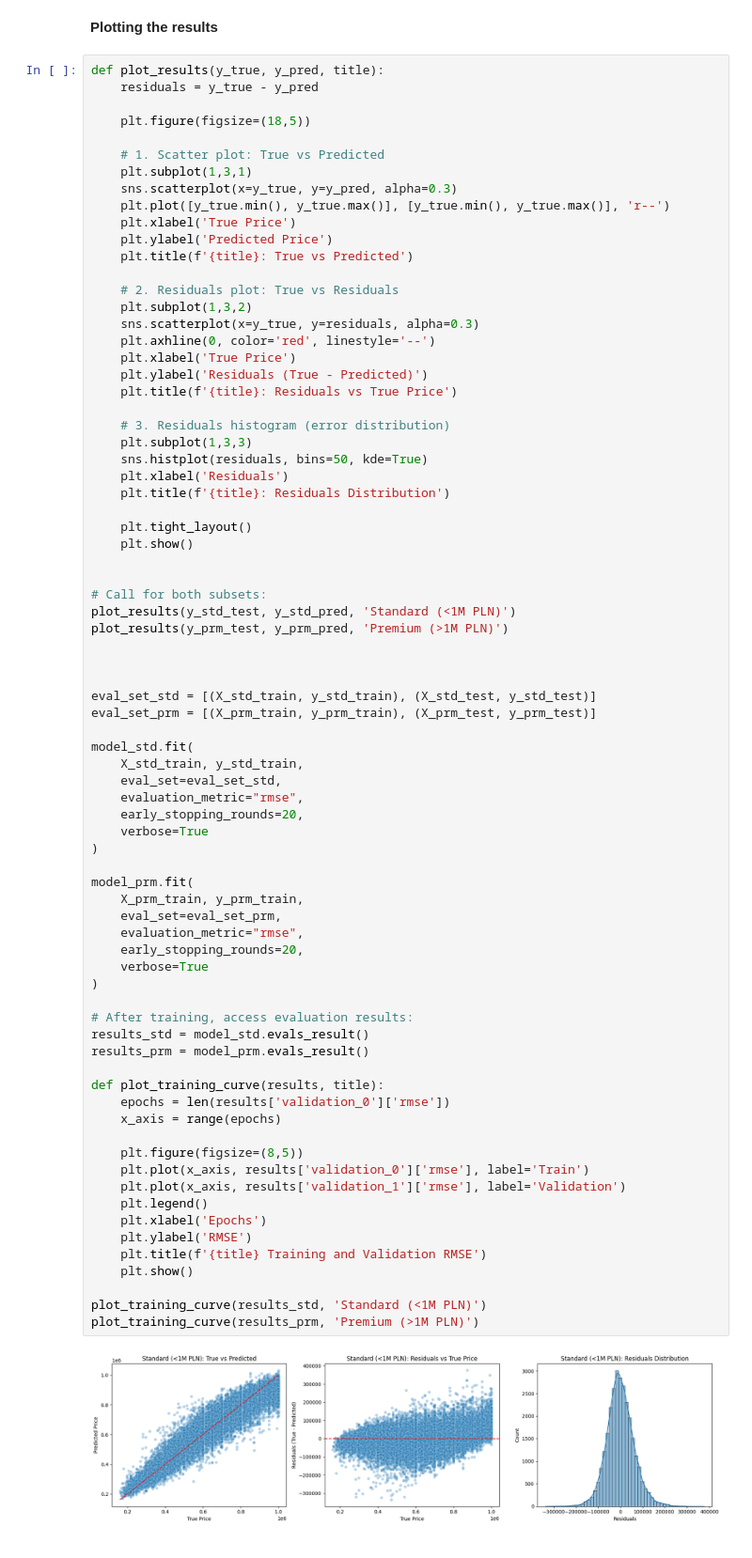
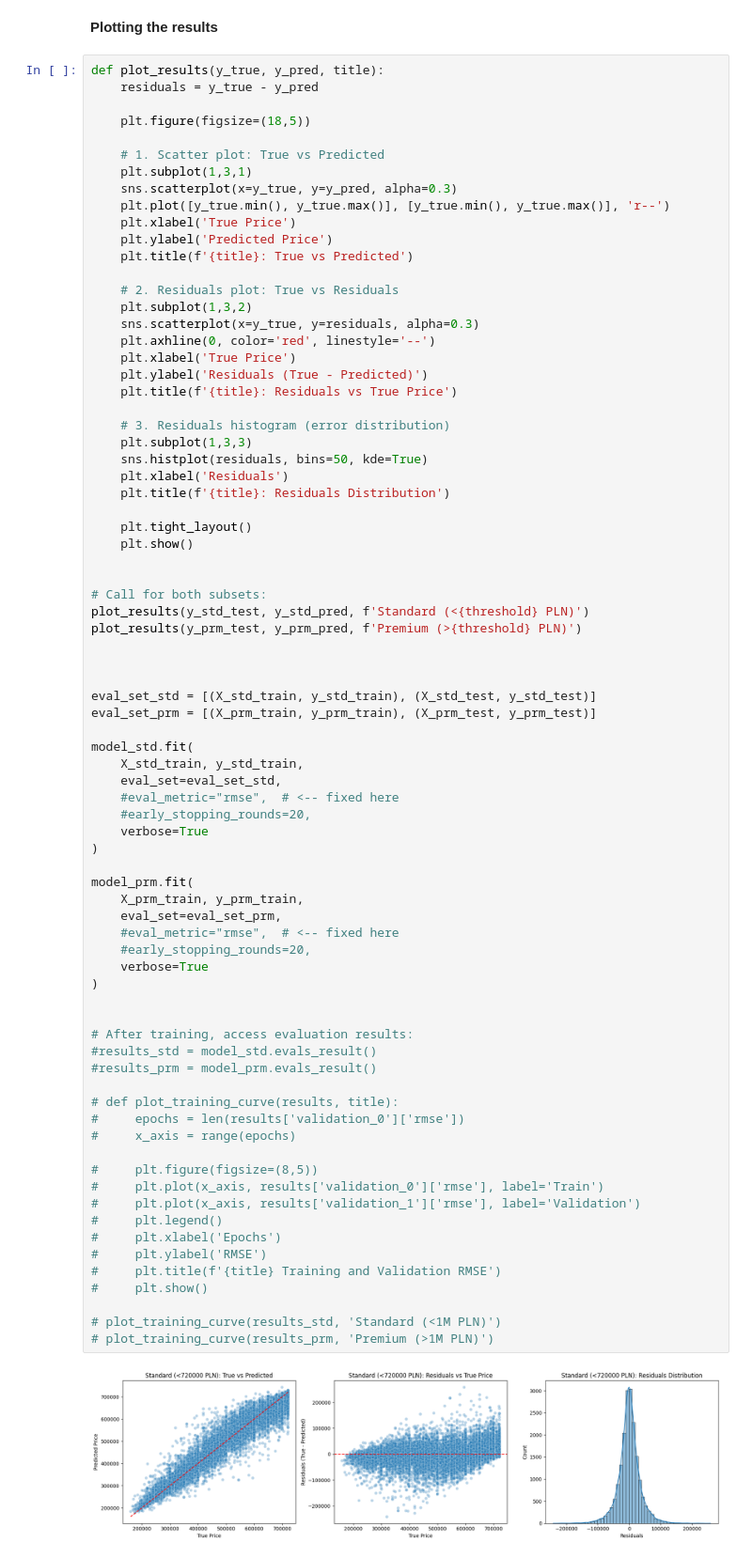
Before and after one commit to JakubSwat/enProject, a Jupyter notebook: training_of_price_predictive_model/prototyping.ipynb, the cells around one changed output. Shown at 94% size. Cells and saved outputs as stored; diff of their text form.

```diff
--- a/training_of_price_predictive_model/prototyping.ipynb
+++ b/training_of_price_predictive_model/prototyping.ipynb
@@ -588,52 +734,53 @@ def plot_results(y_true, y_pred, title):
     plt.title(f'{title}: Residuals Distribution')
 
     plt.tight_layout()
     plt.show()
 
 
 # Call for both subsets:
-plot_results(y_std_test, y_std_pred, 'Standard (<1M PLN)')
-plot_results(y_prm_test, y_prm_pred, 'Premium (>1M PLN)')
+plot_results(y_std_test, y_std_pred, f'Standard (<{threshold} PLN)')
+plot_results(y_prm_test, y_prm_pred, f'Premium (>{threshold} PLN)')
 
 
 
 eval_set_std = [(X_std_train, y_std_train), (X_std_test, y_std_test)]
 eval_set_prm = [(X_prm_train, y_prm_train), (X_prm_test, y_prm_test)]
 
 model_std.fit(
     X_std_train, y_std_train,
     eval_set=eval_set_std,
-    evaluation_metric="rmse",
-    early_stopping_rounds=20,
+    #eval_metric="rmse",  # <-- fixed here
+    #early_stopping_rounds=20,
     verbose=True
 )
 
 model_prm.fit(
     X_prm_train, y_prm_train,
     eval_set=eval_set_prm,
-    evaluation_metric="rmse",
-    early_stopping_rounds=20,
+    #eval_metric="rmse",  # <-- fixed here
+    #early_stopping_rounds=20,
     verbose=True
 )
 
+
 # After training, access evaluation results:
-results_std = model_std.evals_result()
-results_prm = model_prm.evals_result()
+#results_std = model_std.evals_result()
+#results_prm = model_prm.evals_result()
 
-def plot_training_curve(results, title):
-    epochs = len(results['validation_0']['rmse'])
-    x_axis = range(epochs)
+# def plot_training_curve(results, title):
+#     epochs = len(results['validation_0']['rmse'])
+#     x_axis = range(epochs)
 
-    plt.figure(figsize=(8,5))
-    plt.plot(x_axis, results['validation_0']['rmse'], label='Train')
-    plt.plot(x_axis, results['validation_1']['rmse'], label='Validation')
-    plt.legend()
-    plt.xlabel('Epochs')
-    plt.ylabel('RMSE')
-    plt.title(f'{title} Training and Validation RMSE')
-    plt.show()
+#     plt.figure(figsize=(8,5))
+#     plt.plot(x_axis, results['validation_0']['rmse'], label='Train')
+#     plt.plot(x_axis, results['validation_1']['rmse'], label='Validation')
+#     plt.legend()
+#     plt.xlabel('Epochs')
+#     plt.ylabel('RMSE')
+#     plt.title(f'{title} Training and Validation RMSE')
+#     plt.show()
 
-plot_training_curve(results_std, 'Standard (<1M PLN)')
-plot_training_curve(results_prm, 'Premium (>1M PLN)')
+# plot_training_curve(results_std, 'Standard (<1M PLN)')
+# plot_training_curve(results_prm, 'Premium (>1M PLN)')
 # %% [output]
-[figure, old version]
+[figure, new version]
```
Also changed, not shown: parts of 39 cells of this notebook.
